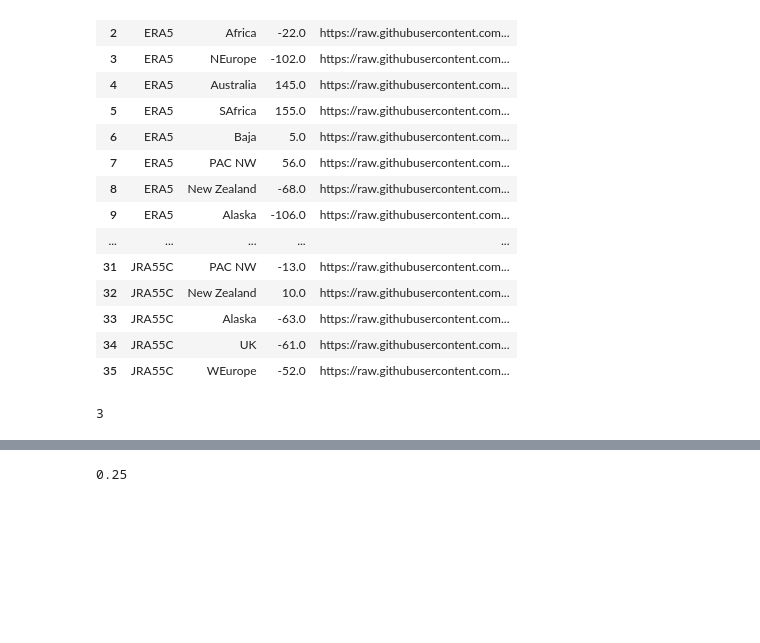
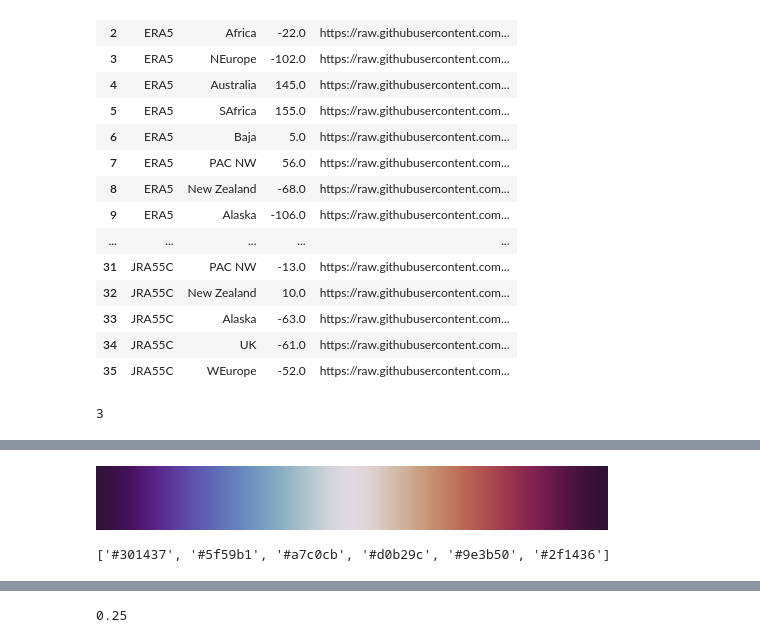
Before and after one commit to kristinchang3/AR_metrics_cmec, a Jupyter notebook: scripts/portrait_plot.ipynb, the cells around one changed output, grey strips where cells are left out. Cells and saved outputs as stored; diff of their text form; code cells hidden in the pictures; blank space fills up the shorter version.

```diff
--- a/scripts/portrait_plot.ipynb
+++ b/scripts/portrait_plot.ipynb
@@ -314,0 +413,16 @@ reanalyses_plot
+# %%
+import matplotlib as plt
+cm.get_cmap('twilight_shifted')
+# %% [output]
+[figure, added]
+# %%
+cmap = cm.get_cmap('twilight_shifted', 6)
+plt_blues_r = []
+for i in range (cmap.N):
+    rgba = cmap(i)
+    this_blue = mcolors.rgb2hex(rgba)
+    plt_blues_r.append(this_blue)
+
+plt_blues_r
+# %% [output]
+['#301437', '#5f59b1', '#a7c0cb', '#d0b29c', '#9e3b50', '#2f1436']
```
Also changed, not shown: parts of 4 cells of this notebook, 5 other files.
